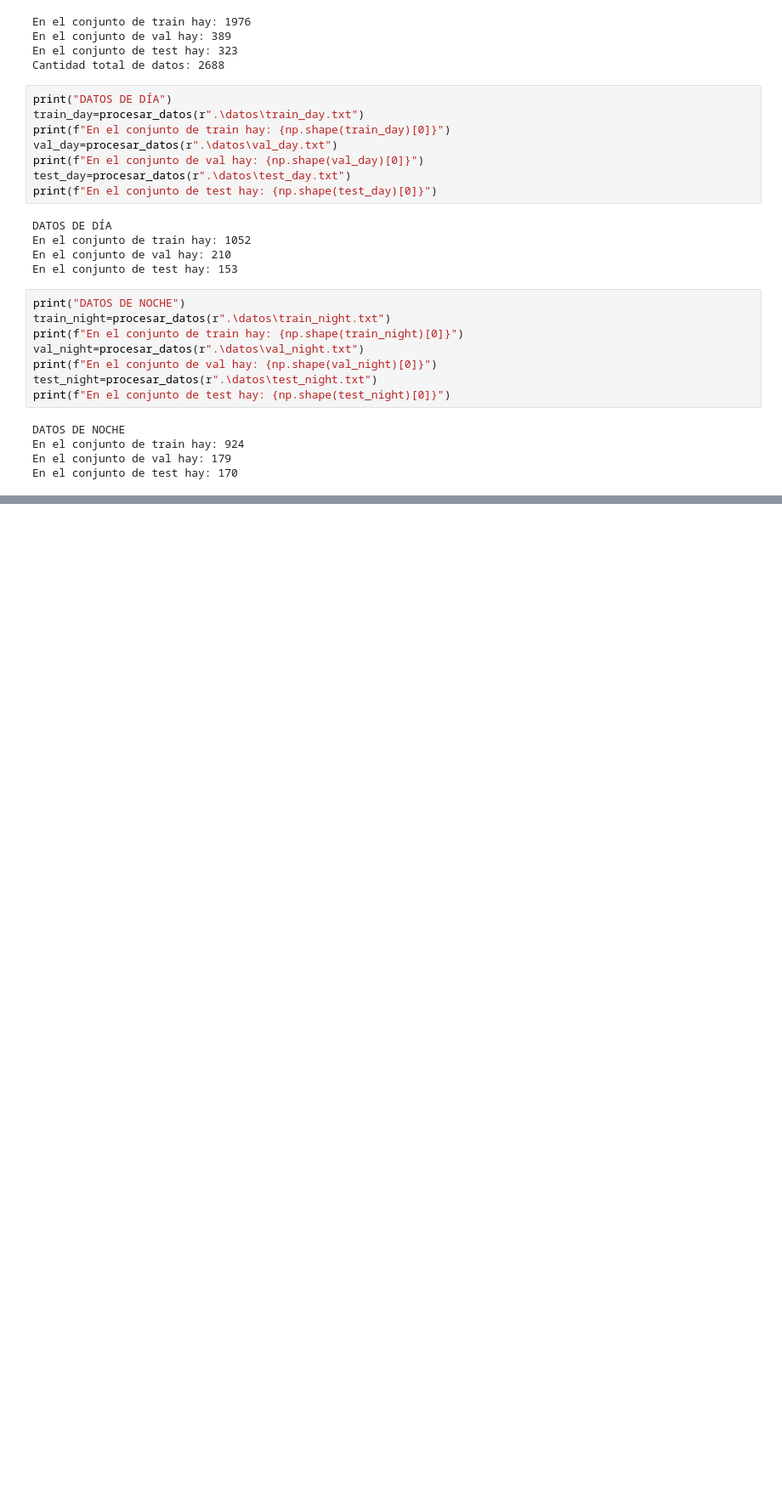
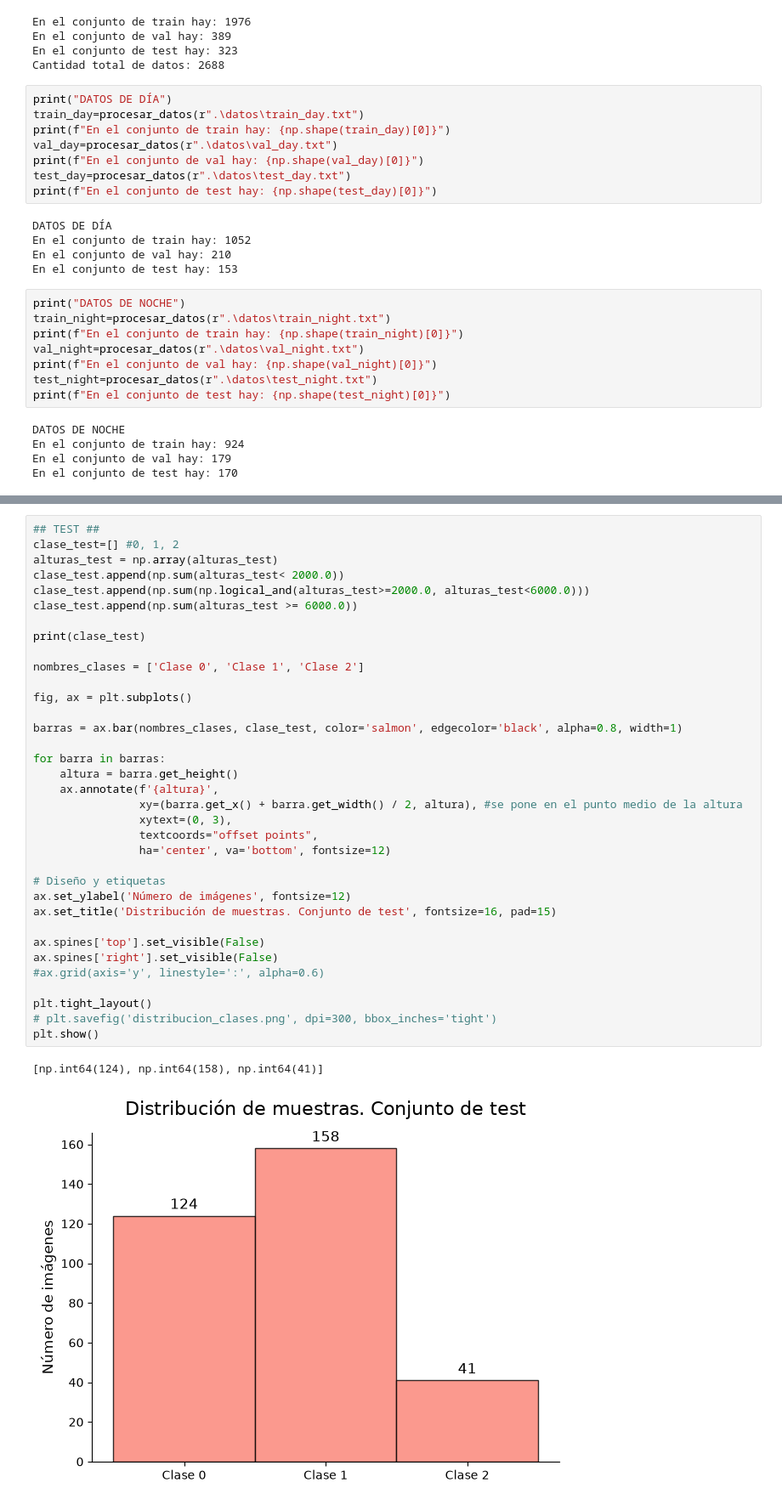
Before and after one commit to veraperez23/CloudBaseHeight, a Jupyter notebook: tratamiento_datos.ipynb, the cells around one changed output, grey strips where cells are left out. Shown at 85% size. Saved outputs shown, nothing was run; the diff lists cells and outputs as text; blank space fills up the shorter version.

```diff
--- a/tratamiento_datos.ipynb
+++ b/tratamiento_datos.ipynb
@@ -159,0 +236,38 @@ plt.show()
+# %%
+## TEST ##
+clase_test=[] #0, 1, 2
+alturas_test = np.array(alturas_test)
+clase_test.append(np.sum(alturas_test< 2000.0))
+clase_test.append(np.sum(np.logical_and(alturas_test>=2000.0, alturas_test<6000.0)))
+clase_test.append(np.sum(alturas_test >= 6000.0))
+
+print(clase_test)
+
+nombres_clases = ['Clase 0', 'Clase 1', 'Clase 2']
+
+fig, ax = plt.subplots()
+
+barras = ax.bar(nombres_clases, clase_test, color='salmon', edgecolor='black', alpha=0.8, width=1)
+
+for barra in barras:
+    altura = barra.get_height()
+    ax.annotate(f'{altura}',
+                xy=(barra.get_x() + barra.get_width() / 2, altura), #se pone en el punto medio de la altura
+                xytext=(0, 3),
+                textcoords="offset points",
+                ha='center', va='bottom', fontsize=12)
+
+# Diseño y etiquetas
+ax.set_ylabel('Número de imágenes', fontsize=12)
+ax.set_title('Distribución de muestras. Conjunto de test', fontsize=16, pad=15)
+
+ax.spines['top'].set_visible(False)
+ax.spines['right'].set_visible(False)
+#ax.grid(axis='y', linestyle=':', alpha=0.6)
+
+plt.tight_layout()
+# plt.savefig('distribucion_clases.png', dpi=300, bbox_inches='tight')
+plt.show()
+# %% [output]
+[np.int64(124), np.int64(158), np.int64(41)]
+[figure, added]
```
Also changed, not shown: parts of 4 cells of this notebook, 9 other files.
